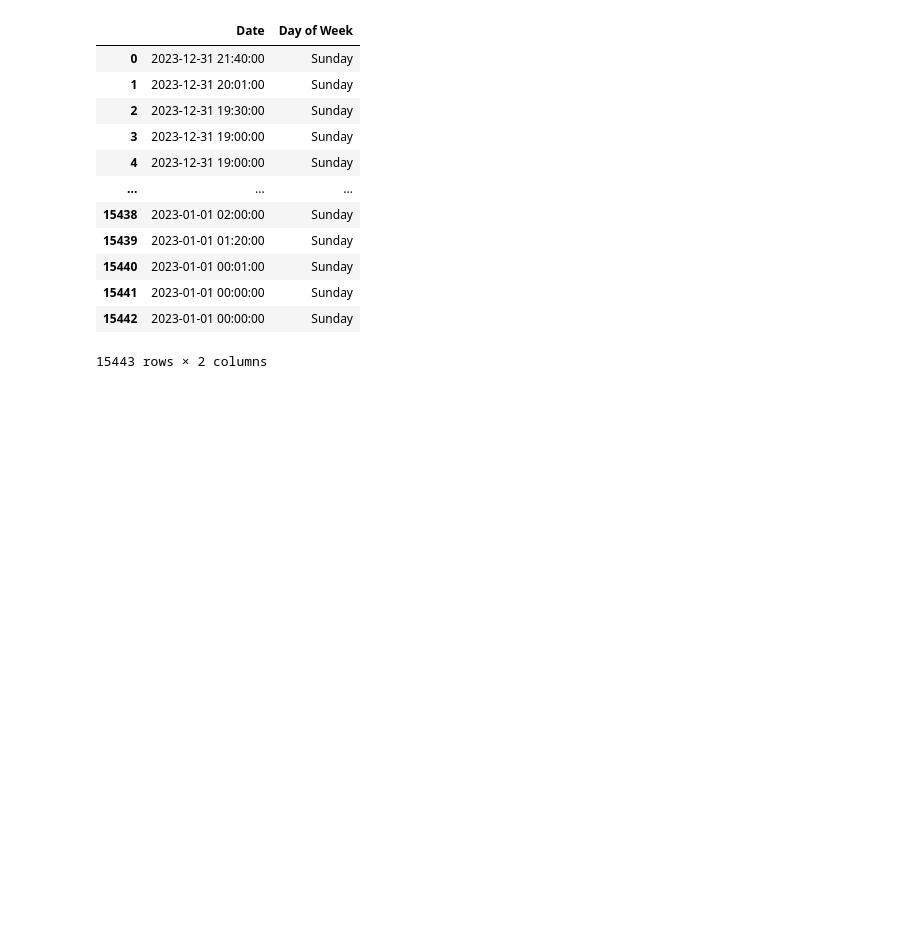
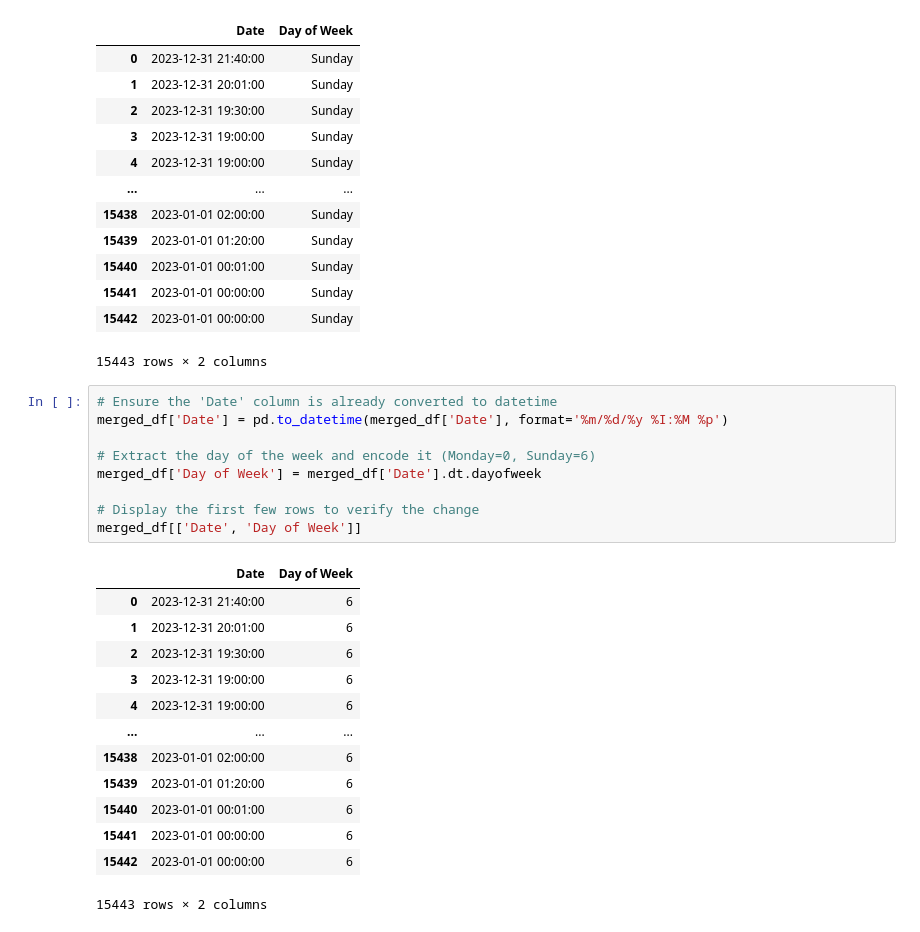
Before and after one commit to alvaarro/DigitalMarketingStrategy, a Jupyter notebook: test_features.ipynb, the cells around one changed output. Saved outputs shown, nothing was run; the diff lists cells and outputs as text; blank space fills up the shorter version.

```diff
--- a/test_features.ipynb
+++ b/test_features.ipynb
@@ -182,6 +170,29 @@ merged_df[['Date', 'Day of Week']]
 | 15441 | 2023-01-01 00:00:00 | Sunday |
 | 15442 | 2023-01-01 00:00:00 | Sunday |
 15443 rows × 2 columns
+# %%
+# Ensure the 'Date' column is already converted to datetime
+merged_df['Date'] = pd.to_datetime(merged_df['Date'], format='%m/%d/%y %I:%M %p')
+
+# Extract the day of the week and encode it (Monday=0, Sunday=6)
+merged_df['Day of Week'] = merged_df['Date'].dt.dayofweek
+
+# Display the first few rows to verify the change
+merged_df[['Date', 'Day of Week']]
+# %% [output]
+|  | Date | Day of Week |
+| 0 | 2023-12-31 21:40:00 | 6 |
+| 1 | 2023-12-31 20:01:00 | 6 |
+| 2 | 2023-12-31 19:30:00 | 6 |
+| 3 | 2023-12-31 19:00:00 | 6 |
+| 4 | 2023-12-31 19:00:00 | 6 |
+| ... | ... | ... |
+| 15438 | 2023-01-01 02:00:00 | 6 |
+| 15439 | 2023-01-01 01:20:00 | 6 |
+| 15440 | 2023-01-01 00:01:00 | 6 |
+| 15441 | 2023-01-01 00:00:00 | 6 |
+| 15442 | 2023-01-01 00:00:00 | 6 |
+15443 rows × 2 columns
 # %%
 #Function to categorize part of the day based on the hour
 
```
Also changed, not shown: parts of 3 cells of this notebook.
